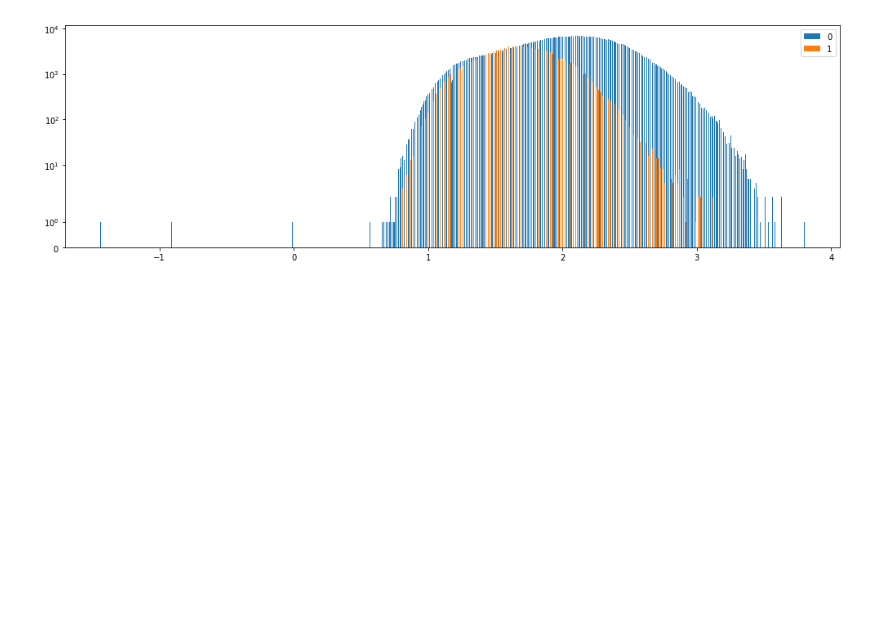
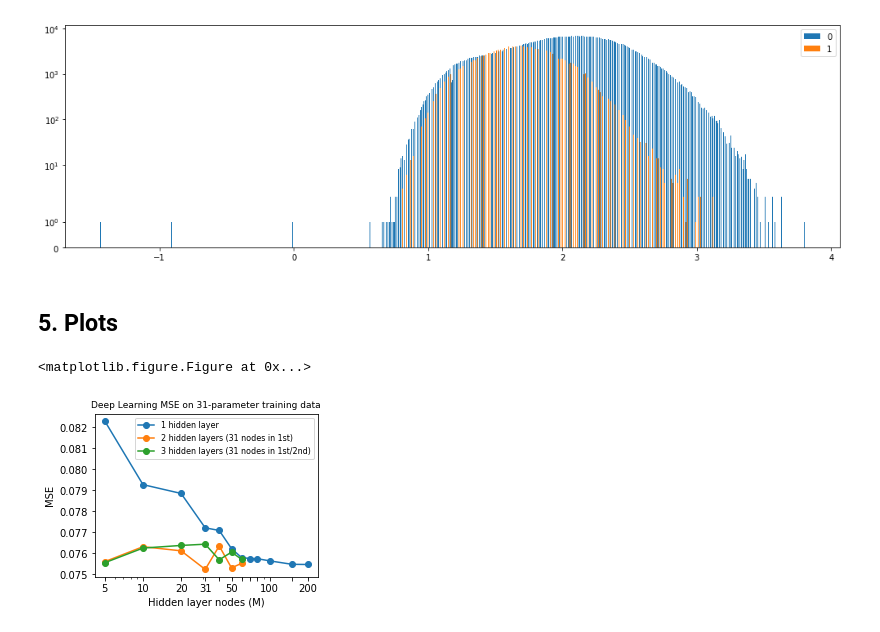
Before and after one commit to Copete/CS181_P1_AnFaXi, a Jupyter notebook: Antonio/P1_Antonio.ipynb, the cells around one changed output. Drawn from its saved outputs; the diff is of its cells as text; code cells hidden in the pictures; blank space fills up the shorter version.

Commit message:
Antonio IPython code for submission

```diff
--- a/Antonio/P1_Antonio.ipynb
+++ b/Antonio/P1_Antonio.ipynb
@@ -1341,3 +1413,39 @@ mse_EN_cv = mean_squared_error(Y_holdout3, Y_pred3)
 print("Tuned ElasticNet l1 ratio: {}".format(EN_cv.best_params_))
 print("Tuned ElasticNet R squared: {}".format(r2_EN_cv))
 print("Tuned ElasticNet MSE: {}".format(mse_EN_cv))
+# %% [markdown]
+## 5. Plots
+# %%
+# Training of DL model on 31 parameters
+x_nodes1 = np.array([5,10,20,31,40,50,60,70,80,100,150,200])
+y_mse1 = np.array([0.08228676, 0.07926404, 0.0788434 , 0.07720627, 0.07708179,
+    0.07621832, 0.07579137, 0.07574447538835406, 0.0757371601437698, 0.07563453557468831,
+    0.0754697843517679, 0.07546136449064511])
+
+x_nodes2 = np.array([5,10,20,31,40,50,60])
+y_mse2 = np.array([0.07559711, 0.07630887, 0.07611122, 0.07522797, 0.07634154,
+       0.075299991058775, 0.07551554])
+
+x_nodes3 = np.array([5,10,20,31,40,50,60])
+y_mse3 = np.array([0.07554570820697558,0.0762425389100125,0.07636834678439182,
+                   0.07642744363991266,0.07568436502283815,0.07604948231929393,
+                   0.0757100585598136])
+
+plt.clf()
+plt.figure(figsize=(4,3))
+plt.plot(x_nodes1,y_mse1,marker='o')
+plt.plot(x_nodes2,y_mse2,marker='o')
+plt.plot(x_nodes3,y_mse3,marker='o')
+plt.title('Deep Learning MSE on 31-parameter training data',fontsize=9)
+plt.xscale('log')
+plt.xlabel('Hidden layer nodes (M)')
+plt.ylabel('MSE')
+plt.legend(['1 hidden layer','2 hidden layers (31 nodes in 1st)',
+            '3 hidden layers (31 nodes in 1st/2nd)'],prop={'size':8})
+plt.xticks((5,10,20,31,40,50,60,70,80,100,150,200),
+           ('5','10','20','31','','50','','','','100','','200'))
+plt.savefig('../Antonio_DL_mse.pdf',bbox_inches='tight')
+plt.show()
+# %% [output]
+<matplotlib.figure.Figure at 0x...>
+[figure, added]
```
Also changed, not shown: parts of 11 cells of this notebook.
